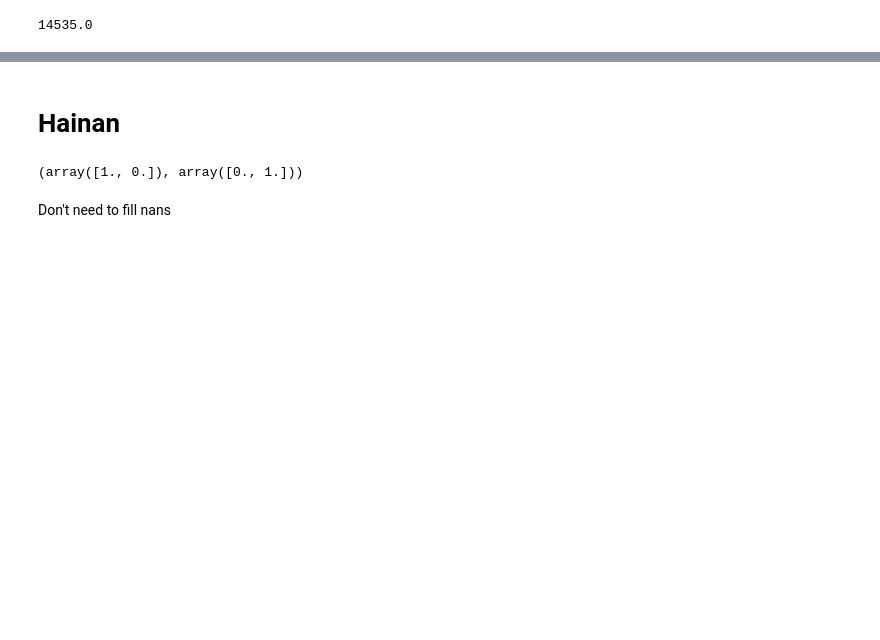
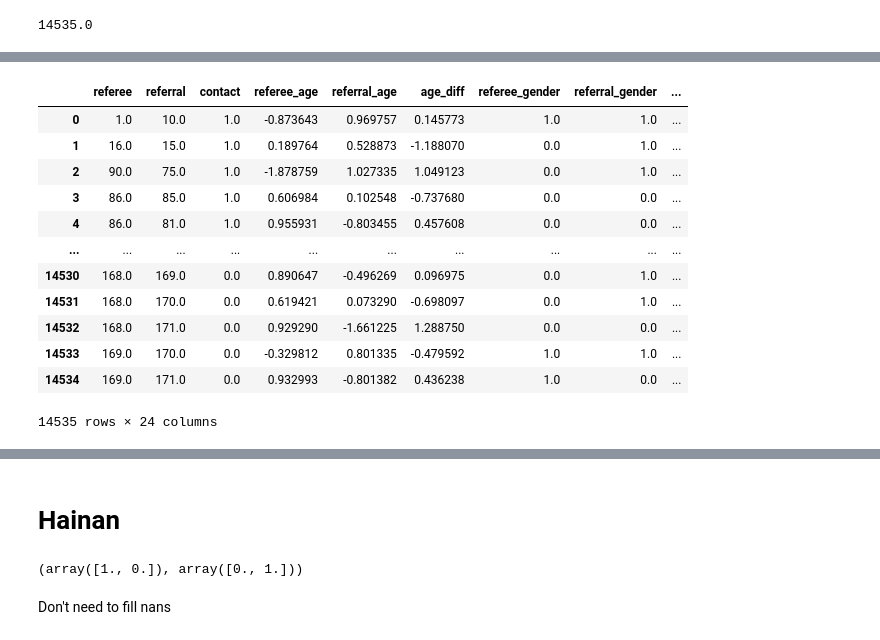
Before and after one commit to swestfechtel/masterarbeit, a Jupyter notebook: network_analysis/basic_regressions.ipynb, the cells around one changed output, grey strips where cells are left out. Cells and saved outputs as stored; diff of their text form; code cells hidden in the pictures; blank space fills up the shorter version.

```diff
--- a/network_analysis/basic_regressions.ipynb
+++ b/network_analysis/basic_regressions.ipynb
@@ -41,16 +64,6 @@ yunnan_nodelist['gender'].unique(), yunnan_nodelist['relatives'].unique()
 # %% [output]
 (array([1., 0.]), array([1., 0.]))
 # %%
-yunnan_data = pd.DataFrame(columns=['referee', 'referral', 'contact', 'referee_age', 'referral_age', 'age_diff', 'referee_gender', 'referral_gender', 'gender_diff', 'referee_relatives', 'referral_relatives', 'relatives_diff'])
+yunnan_data = pd.DataFrame(columns=['referee', 'referral', 'contact', 'referee_age', 'referral_age', 'age_diff', 'referee_gender', 'referral_gender', 'gender_diff', 'referee_relatives', 'referral_relatives', 'relatives_diff',
+                                    'referee_degree_centrality', 'referral_degree_centrality', 'degree_centrality_diff', 'referee_betweenness_centrality', 'referral_betweenness_centrality', 'betweenness_centrality_diff',
+                                    'referee_pagerank_centrality', 'referral_pagerank_centrality', 'pagerank_centrality_diff', 'referee_component_size', 'referral_component_size', 'component_size_diff'])
-# %%
-added_combinations = set()
-for index, row in yunnan_edgelist[~yunnan_edgelist['Referral'].isna()].iterrows():
-    referee = yunnan_nodelist.loc[yunnan_nodelist['node_id'] == row['Referee']]
-    referral = yunnan_nodelist.loc[yunnan_nodelist['node_id'] == row['Referral']]
-    new_row = pd.Series({'referee': row['Referee'], 'referral': row['Referral'], 'contact': 1, 'referee_age': referee['age'].iloc[0], 'referral_age': referral['age'].iloc[0], 'age_diff': abs(referee['age'].iloc[0] - referral['age'].iloc[0]),
-                         'referee_gender': referee['gender'].iloc[0], 'referral_gender': referral['gender'].iloc[0], 'gender_diff': abs(referee['gender'].iloc[0] - referral['gender'].iloc[0]),
-                         'referee_relatives': referee['relatives'].iloc[0], 'referral_relatives': referral['relatives'].iloc[0], 'relatives_diff': abs(referee['relatives'].iloc[0] - referral['relatives'].iloc[0])})
-    yunnan_data = pd.concat([yunnan_data, new_row.to_frame().T], axis='index', ignore_index=True)
-
-    added_combinations.add((referee['node_id'].iloc[0], referral['node_id'].iloc[0]))
-    added_combinations.add((referral['node_id'].iloc[0], referee['node_id'].iloc[0]))
@@ -94,7 +166,3 @@ yunnan_data
 (yunnan_nodelist.shape[0] * (yunnan_nodelist.shape[0] - 1)) / 2
 # %% [output]
 14535.0
-# %%
-yunnan_data[['referee_age', 'referral_age', 'age_diff']] = normalize(yunnan_data[['referee_age', 'referral_age', 'age_diff']])
-yunnan_data[['referee_age', 'referral_age', 'age_diff']] = scale(yunnan_data[['referee_age', 'referral_age', 'age_diff']])
-yunnan_data
@@ -115,3 +182,42 @@ yunnan_data
+# %%
+yunnan_data[['referee_age', 'referral_age', 'age_diff', 'referee_degree_centrality', 'referral_degree_centrality',
+             'degree_centrality_diff', 'referee_betweenness_centrality',
+             'referral_betweenness_centrality', 'betweenness_centrality_diff',
+             'referee_pagerank_centrality', 'referral_pagerank_centrality',
+             'pagerank_centrality_diff', 'referee_component_size',
+             'referral_component_size', 'component_size_diff']] = normalize(yunnan_data[['referee_age', 'referral_age', 'age_diff', 'referee_degree_centrality', 'referral_degree_centrality',
+                                                                                         'degree_centrality_diff', 'referee_betweenness_centrality',
+                                                                                         'referral_betweenness_centrality', 'betweenness_centrality_diff',
+                                                                                         'referee_pagerank_centrality', 'referral_pagerank_centrality',
+                                                                                         'pagerank_centrality_diff', 'referee_component_size',
+                                                                                         'referral_component_size', 'component_size_diff']])
+
+yunnan_data[['referee_age', 'referral_age', 'age_diff', 'referee_degree_centrality', 'referral_degree_centrality',
+             'degree_centrality_diff', 'referee_betweenness_centrality',
+             'referral_betweenness_centrality', 'betweenness_centrality_diff',
+             'referee_pagerank_centrality', 'referral_pagerank_centrality',
+             'pagerank_centrality_diff', 'referee_component_size',
+             'referral_component_size', 'component_size_diff']] = scale(yunnan_data[['referee_age', 'referral_age', 'age_diff', 'referee_degree_centrality', 'referral_degree_centrality',
+                                                                                     'degree_centrality_diff', 'referee_betweenness_centrality',
+                                                                                     'referral_betweenness_centrality', 'betweenness_centrality_diff',
+                                                                                     'referee_pagerank_centrality', 'referral_pagerank_centrality',
+                                                                                     'pagerank_centrality_diff', 'referee_component_size',
+                                                                                     'referral_component_size', 'component_size_diff']])
+yunnan_data
+# %% [output]
+|  | referee | referral | contact | referee_age | referral_age | age_diff | referee_gender | referral_gender | ... |
+| 0 | 1.0 | 10.0 | 1.0 | -0.873643 | 0.969757 | 0.145773 | 1.0 | 1.0 | ... |
+| 1 | 16.0 | 15.0 | 1.0 | 0.189764 | 0.528873 | -1.188070 | 0.0 | 1.0 | ... |
+| 2 | 90.0 | 75.0 | 1.0 | -1.878759 | 1.027335 | 1.049123 | 0.0 | 1.0 | ... |
+| 3 | 86.0 | 85.0 | 1.0 | 0.606984 | 0.102548 | -0.737680 | 0.0 | 0.0 | ... |
+| 4 | 86.0 | 81.0 | 1.0 | 0.955931 | -0.803455 | 0.457608 | 0.0 | 0.0 | ... |
+| ... | ... | ... | ... | ... | ... | ... | ... | ... | ... |
+| 14530 | 168.0 | 169.0 | 0.0 | 0.890647 | -0.496269 | 0.096975 | 0.0 | 1.0 | ... |
+| 14531 | 168.0 | 170.0 | 0.0 | 0.619421 | 0.073290 | -0.698097 | 0.0 | 1.0 | ... |
+| 14532 | 168.0 | 171.0 | 0.0 | 0.929290 | -1.661225 | 1.288750 | 0.0 | 0.0 | ... |
+| 14533 | 169.0 | 170.0 | 0.0 | -0.329812 | 0.801335 | -0.479592 | 1.0 | 1.0 | ... |
+| 14534 | 169.0 | 171.0 | 0.0 | 0.932993 | -0.801382 | 0.436238 | 1.0 | 0.0 | ... |
+14535 rows × 24 columns
 # %%
 r_regression(yunnan_data[yunnan_data.columns[3:]], yunnan_data['contact'])
 # %% [output]
```
Also changed, not shown: parts of 65 cells of this notebook, 2 other files.
